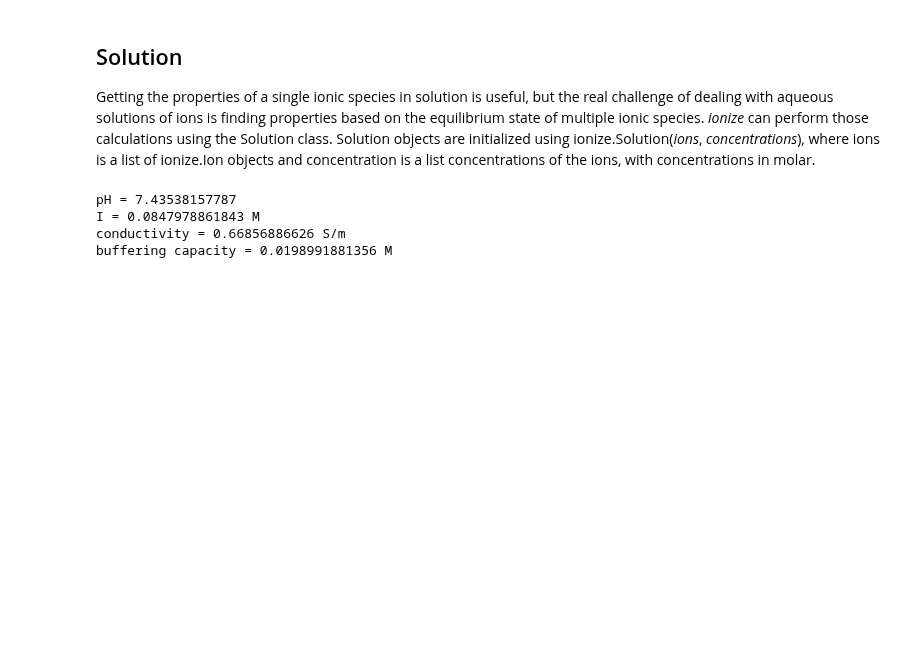
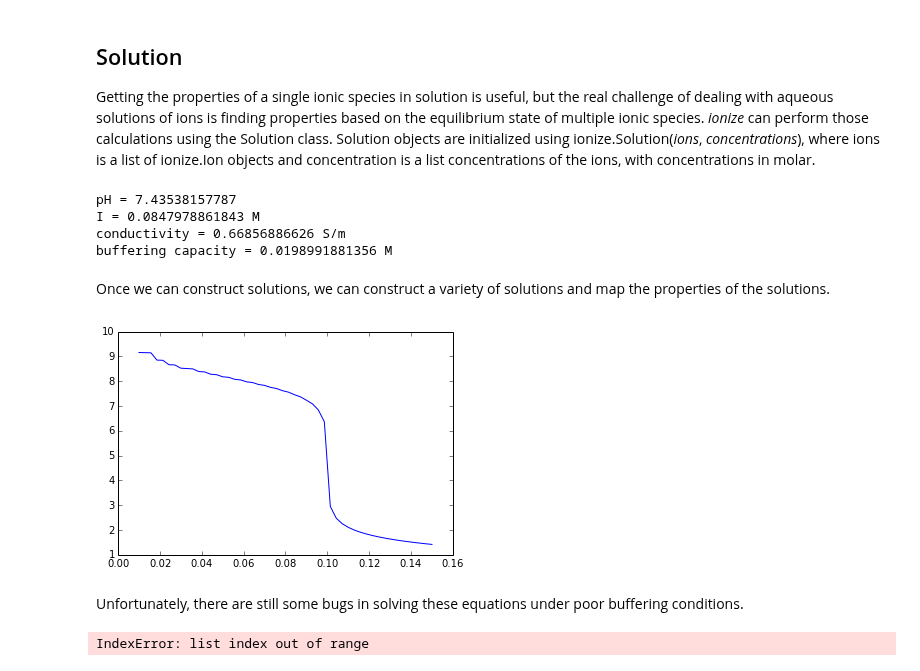
Before and after one commit to lewisamarshall/ionize, a Jupyter notebook: tutorial.ipynb, the cells around one changed output. Cells and saved outputs as stored; diff of their text form; code cells hidden in the pictures; blank space fills up the shorter version.

```diff
--- a/tutorial.ipynb
+++ b/tutorial.ipynb
@@ -61,3 +63,19 @@ pH = 7.43538157787
 I = 0.0847978861843 M
 conductivity = 0.66856886626 S/m
 buffering capacity = 0.0198991881356 M
+# %% [markdown]
+Once we can construct solutions, we can construct a variety of solutions and map the properties of the solutions.
+# %%
+c_tris = 0.1
+c_hcl = numpy.linspace(0.01, 0.15, 50)
+t_pH = [ionize.Solution([tris, hcl], [c_tris, c_h]).pH for c_h in c_hcl]
+plt.plot(c_hcl, t_pH)
+plt.show()
+# %% [output]
+[figure, added]
+# %% [markdown]
+Unfortunately, there are still some bugs in solving these equations under poor buffering conditions.
+# %%
+ionize.Solution([tris, hcl], [0.1, 0.003]).pH
+# %% [output]
+IndexError: list index out of range
```
Also changed, not shown: parts of 2 cells of this notebook, 1 other file.
